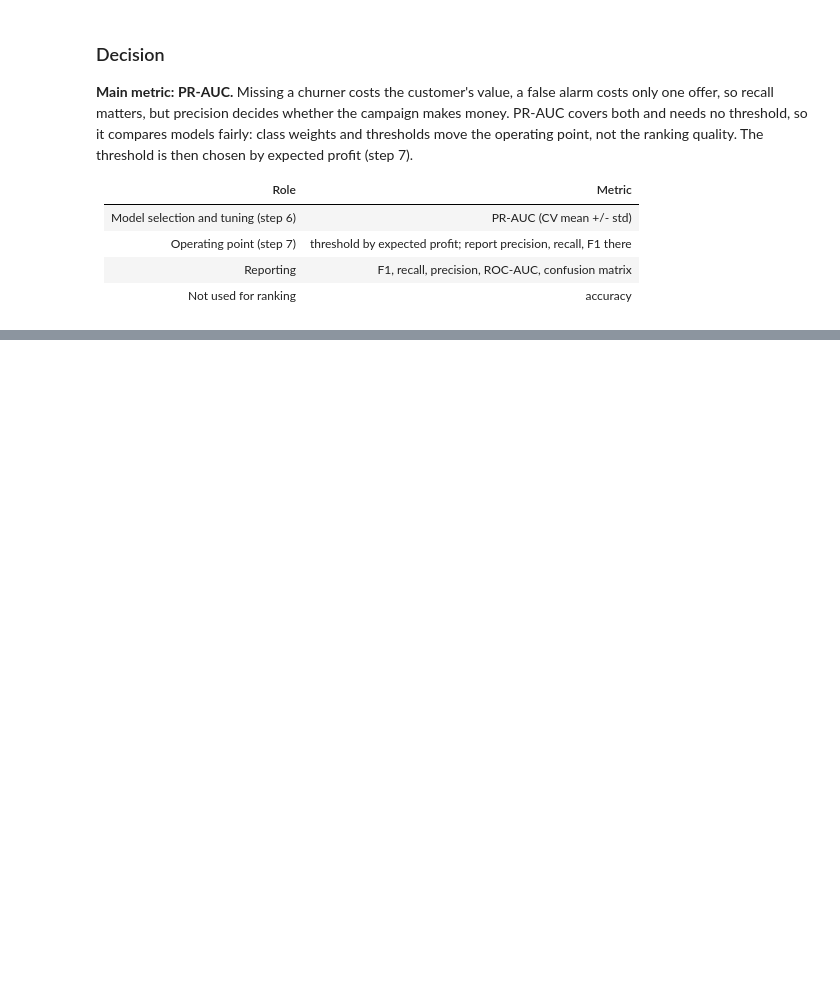
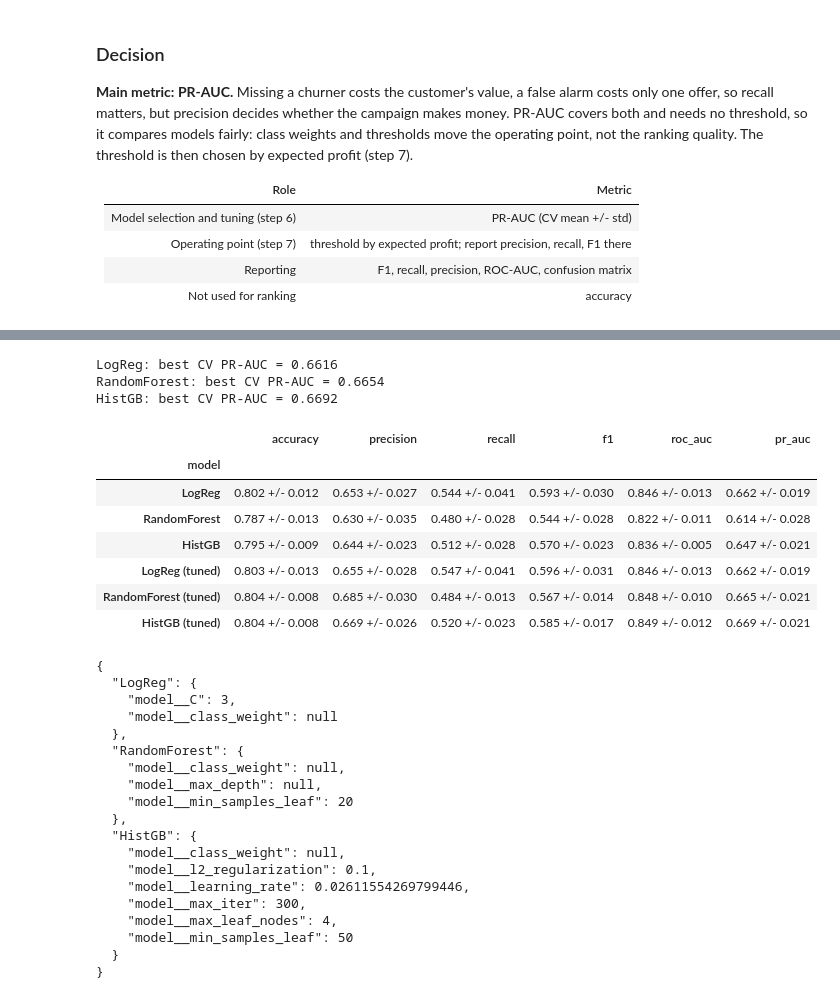
Before and after one commit to Sheyda-Fathi/customer-churn-prediction, a Jupyter notebook: notebooks/03_modeling.ipynb, the cells around one changed output, grey strips where cells are left out. Cells and saved outputs as stored; diff of their text form; code cells hidden in the pictures; blank space fills up the shorter version.

```diff
--- a/notebooks/03_modeling.ipynb
+++ b/notebooks/03_modeling.ipynb
@@ -417,0 +428,71 @@ The dollar figures come from made-up assumptions; the method is the point.
+# %%
+searches = {}
+for name in ['LogReg', 'RandomForest', 'HistGB']:
+    search = make_search(name, X_train, cv=cv)
+    search.fit(X_train, y_train)
+    searches[name] = search
+    print(f'{name}: best CV PR-AUC = {search.best_score_:.4f}')
+# %% [output]
+LogReg: best CV PR-AUC = 0.6616
+RandomForest: best CV PR-AUC = 0.6654
+HistGB: best CV PR-AUC = 0.6692
+# %%
+rows = []
+for name, search in searches.items():
+    cr = pd.DataFrame(search.cv_results_)
+    b = search.best_index_
+    rec = {'model': f'{name} (tuned)'}
+    for m in SCORERS:
+        rec[f'{m}_mean'] = cr.loc[b, f'mean_test_{m}']
+        rec[f'{m}_std'] = cr.loc[b, f'std_test_{m}']
+    rows.append(rec)
+tuned = pd.DataFrame(rows).set_index('model')
+tuned.round(4).to_csv(REPORT_DIR / 'tuned_cv_results.csv')
+
+default = all_results.loc[['LogReg', 'RandomForest', 'HistGB'], tuned.columns]
+display(format_table(pd.concat([default, tuned])))
+
+best_params = {
+    n: {k: (float(v) if isinstance(v, np.floating) else v)
+        for k, v in s.best_params_.items()}
+    for n, s in searches.items()
+}
+with open(REPORT_DIR / 'best_params.json', 'w') as f:
+    json.dump(best_params, f, indent=2)
+print(json.dumps(best_params, indent=2))
+
+keep = ['mean_test_pr_auc', 'std_test_pr_auc', 'mean_test_f1', 'mean_test_recall',
+        'mean_test_precision', 'rank_test_pr_auc']
+candidates = pd.concat({
+    n: pd.DataFrame(s.cv_results_)[
+        [c for c in s.cv_results_ if c.startswith('param_')] + keep]
+    for n, s in searches.items()}, names=['model', 'candidate']).reset_index(level=0)
+candidates.round(4).to_csv(REPORT_DIR / 'tuning_candidates.csv', index=False)
+# %% [output]
+|  | accuracy | precision | recall | f1 | roc_auc | pr_auc |
+| model |  |  |  |  |  |  |
+| LogReg | 0.802 +/- 0.012 | 0.653 +/- 0.027 | 0.544 +/- 0.041 | 0.593 +/- 0.030 | 0.846 +/- 0.013 | 0.662 +/- 0.019 |
+| RandomForest | 0.787 +/- 0.013 | 0.630 +/- 0.035 | 0.480 +/- 0.028 | 0.544 +/- 0.028 | 0.822 +/- 0.011 | 0.614 +/- 0.028 |
+| HistGB | 0.795 +/- 0.009 | 0.644 +/- 0.023 | 0.512 +/- 0.028 | 0.570 +/- 0.023 | 0.836 +/- 0.005 | 0.647 +/- 0.021 |
+| LogReg (tuned) | 0.803 +/- 0.013 | 0.655 +/- 0.028 | 0.547 +/- 0.041 | 0.596 +/- 0.031 | 0.846 +/- 0.013 | 0.662 +/- 0.019 |
+| RandomForest (tuned) | 0.804 +/- 0.008 | 0.685 +/- 0.030 | 0.484 +/- 0.013 | 0.567 +/- 0.014 | 0.848 +/- 0.010 | 0.665 +/- 0.021 |
+| HistGB (tuned) | 0.804 +/- 0.008 | 0.669 +/- 0.026 | 0.520 +/- 0.023 | 0.585 +/- 0.017 | 0.849 +/- 0.012 | 0.669 +/- 0.021 |
+{
+  "LogReg": {
+    "model__C": 3,
+    "model__class_weight": null
+  },
+  "RandomForest": {
+    "model__class_weight": null,
+    "model__max_depth": null,
+    "model__min_samples_leaf": 20
+  },
+  "HistGB": {
+    "model__class_weight": null,
+    "model__l2_regularization": 0.1,
+    "model__learning_rate": 0.02611554269799446,
+    "model__max_iter": 300,
+    "model__max_leaf_nodes": 4,
+    "model__min_samples_leaf": 50
+  }
+}
```
Also changed, not shown: parts of 14 cells of this notebook, 8 other files.
